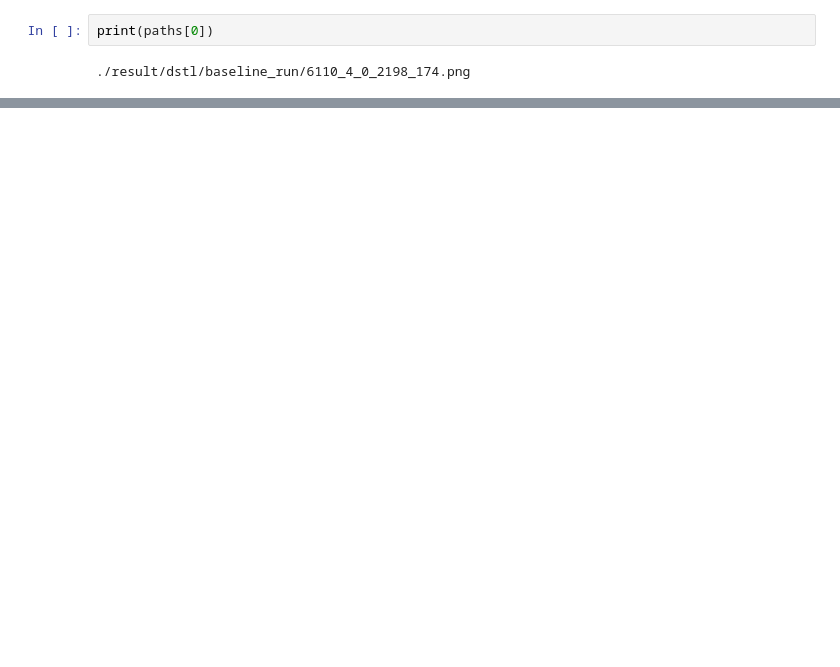
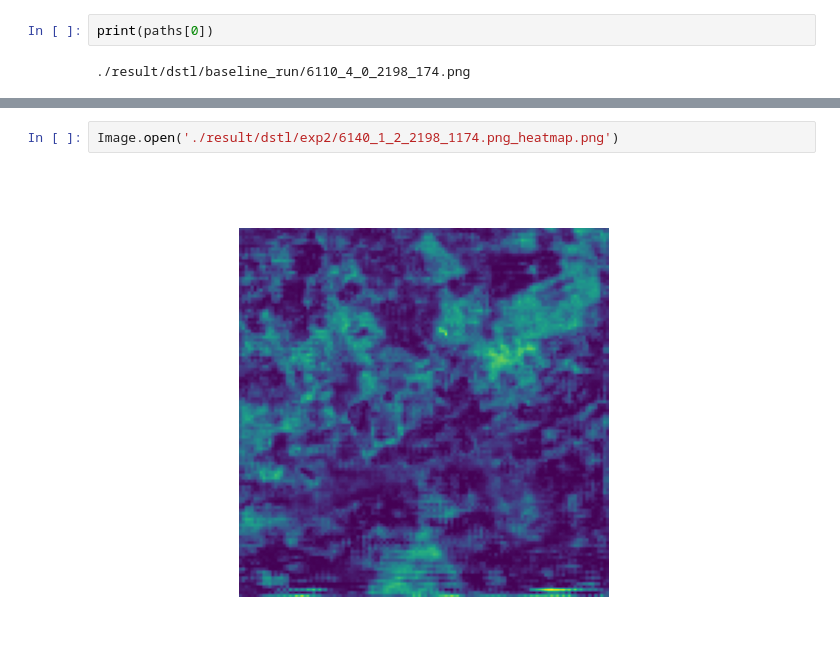
Before and after one commit to josdo/asda, a Jupyter notebook: test_evaluate_dstl.ipynb, the cells around one changed output, grey strips where cells are left out. Cells and saved outputs as stored; diff of their text form; blank space fills up the shorter version.

```diff
--- a/test_evaluate_dstl.ipynb
+++ b/test_evaluate_dstl.ipynb
@@ -62,0 +72,4 @@ Image.open('./data/dstl/imgs/6110_4_0_2198_174.png')
+# %%
+Image.open('./result/dstl/exp2/6140_1_2_2198_1174.png_heatmap.png')
+# %% [output]
+[figure, added]
```
Also changed, not shown: parts of 6 cells of this notebook, 6 other files.
